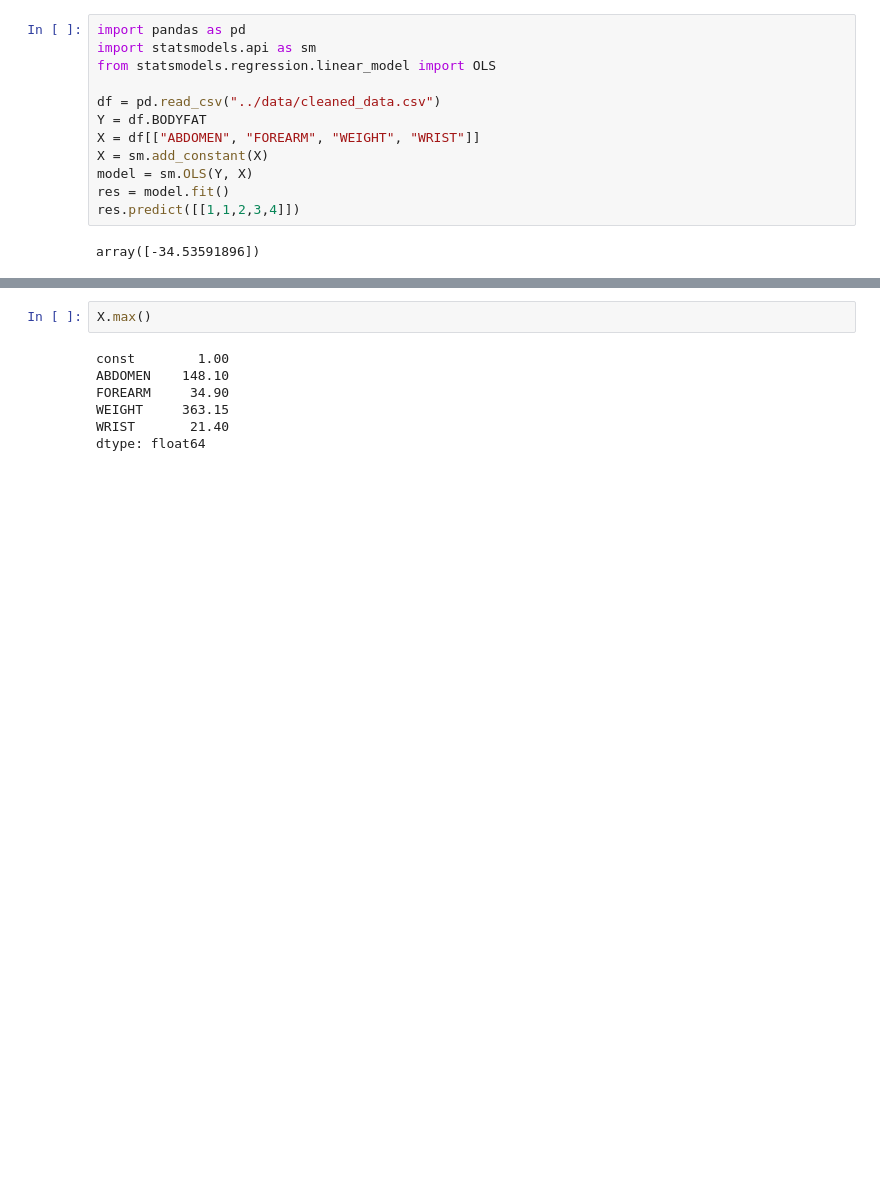
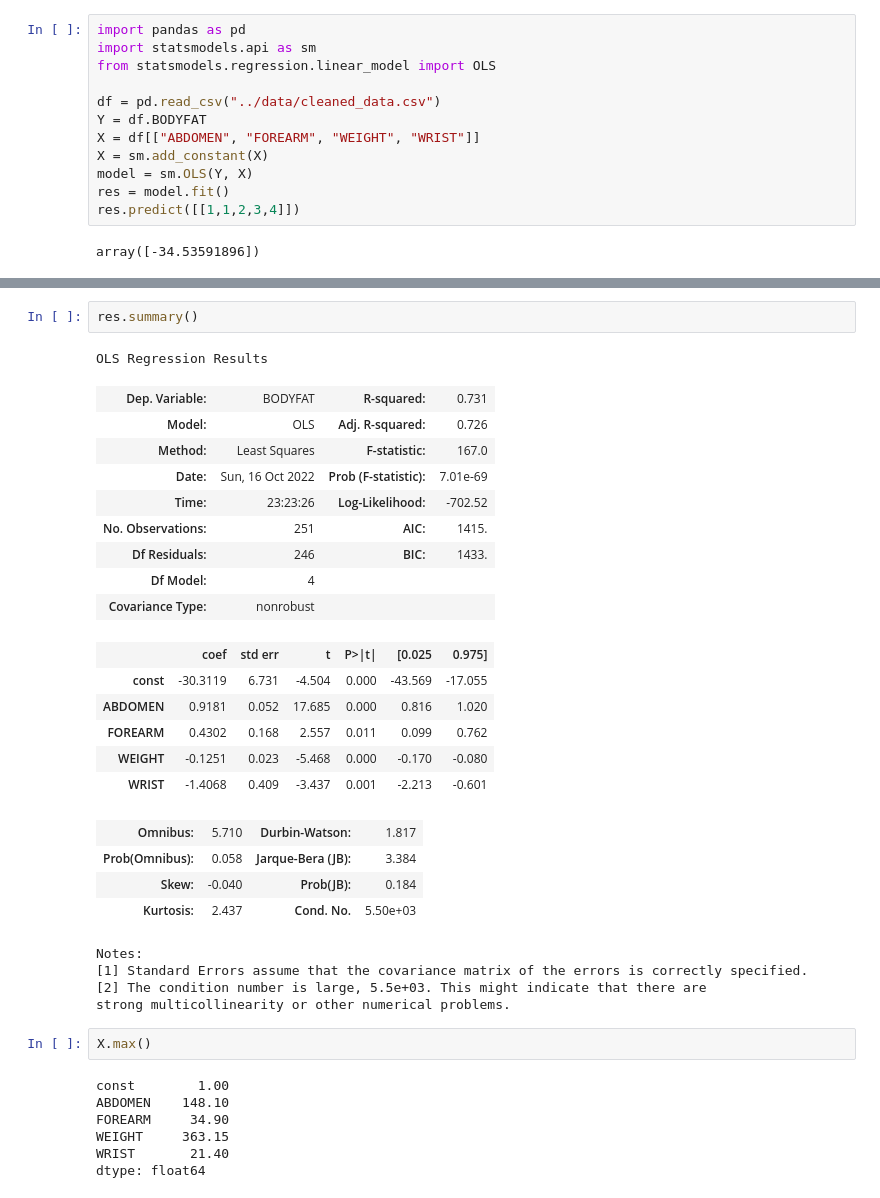
Before and after one commit to GYHHAHA/STAT628-Module2-Group20, a Jupyter notebook: notebook/test.ipynb, the cells around one changed output, grey strips where cells are left out. Drawn from its saved outputs; the diff is of its cells as text; blank space fills up the shorter version.

```diff
--- a/notebook/test.ipynb
+++ b/notebook/test.ipynb
@@ -27,3 +21,30 @@ Name: BODYFAT, dtype: float64
+# %%
+res.summary()
+# %% [output]
+OLS Regression Results
+| Dep. Variable: | BODYFAT | R-squared: | 0.731 |
+| Model: | OLS | Adj. R-squared: | 0.726 |
+| Method: | Least Squares | F-statistic: | 167.0 |
+| Date: | Sun, 16 Oct 2022 | Prob (F-statistic): | 7.01e-69 |
+| Time: | 23:23:26 | Log-Likelihood: | -702.52 |
+| No. Observations: | 251 | AIC: | 1415. |
+| Df Residuals: | 246 | BIC: | 1433. |
+| Df Model: | 4 |  |  |
+| Covariance Type: | nonrobust |  |  |
+|  | coef | std err | t | P>|t| | [0.025 | 0.975] |
+| const | -30.3119 | 6.731 | -4.504 | 0.000 | -43.569 | -17.055 |
+| ABDOMEN | 0.9181 | 0.052 | 17.685 | 0.000 | 0.816 | 1.020 |
+| FOREARM | 0.4302 | 0.168 | 2.557 | 0.011 | 0.099 | 0.762 |
+| WEIGHT | -0.1251 | 0.023 | -5.468 | 0.000 | -0.170 | -0.080 |
+| WRIST | -1.4068 | 0.409 | -3.437 | 0.001 | -2.213 | -0.601 |
+| Omnibus: | 5.710 | Durbin-Watson: | 1.817 |
+| Prob(Omnibus): | 0.058 | Jarque-Bera (JB): | 3.384 |
+| Skew: | -0.040 | Prob(JB): | 0.184 |
+| Kurtosis: | 2.437 | Cond. No. | 5.50e+03 |
+Notes:
+[1] Standard Errors assume that the covariance matrix of the errors is correctly specified.
+[2] The condition number is large, 5.5e+03. This might indicate that there are
+strong multicollinearity or other numerical problems.
 # %%
 X.max()
 # %% [output]
```
Also changed, not shown: parts of 2 cells of this notebook, 1 other file.
